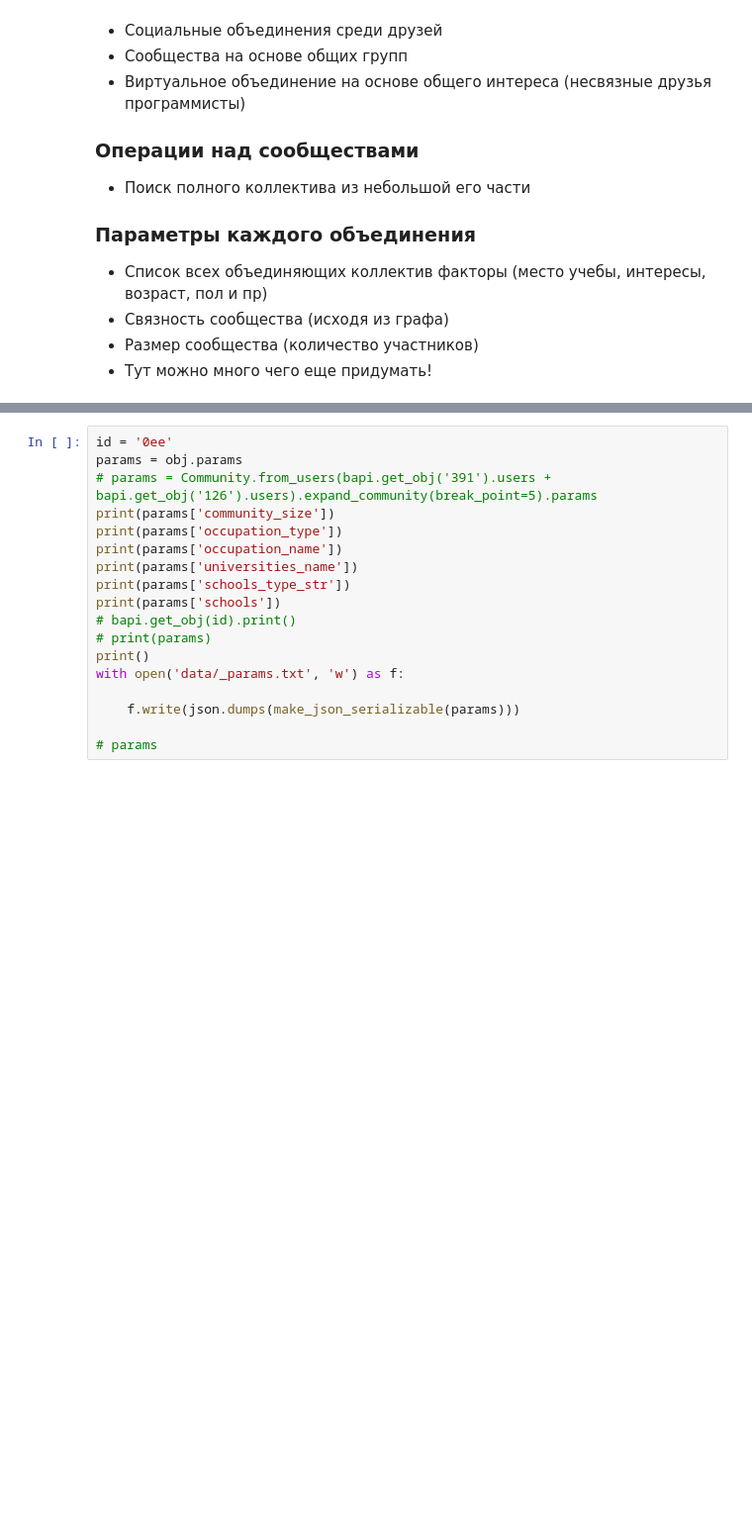
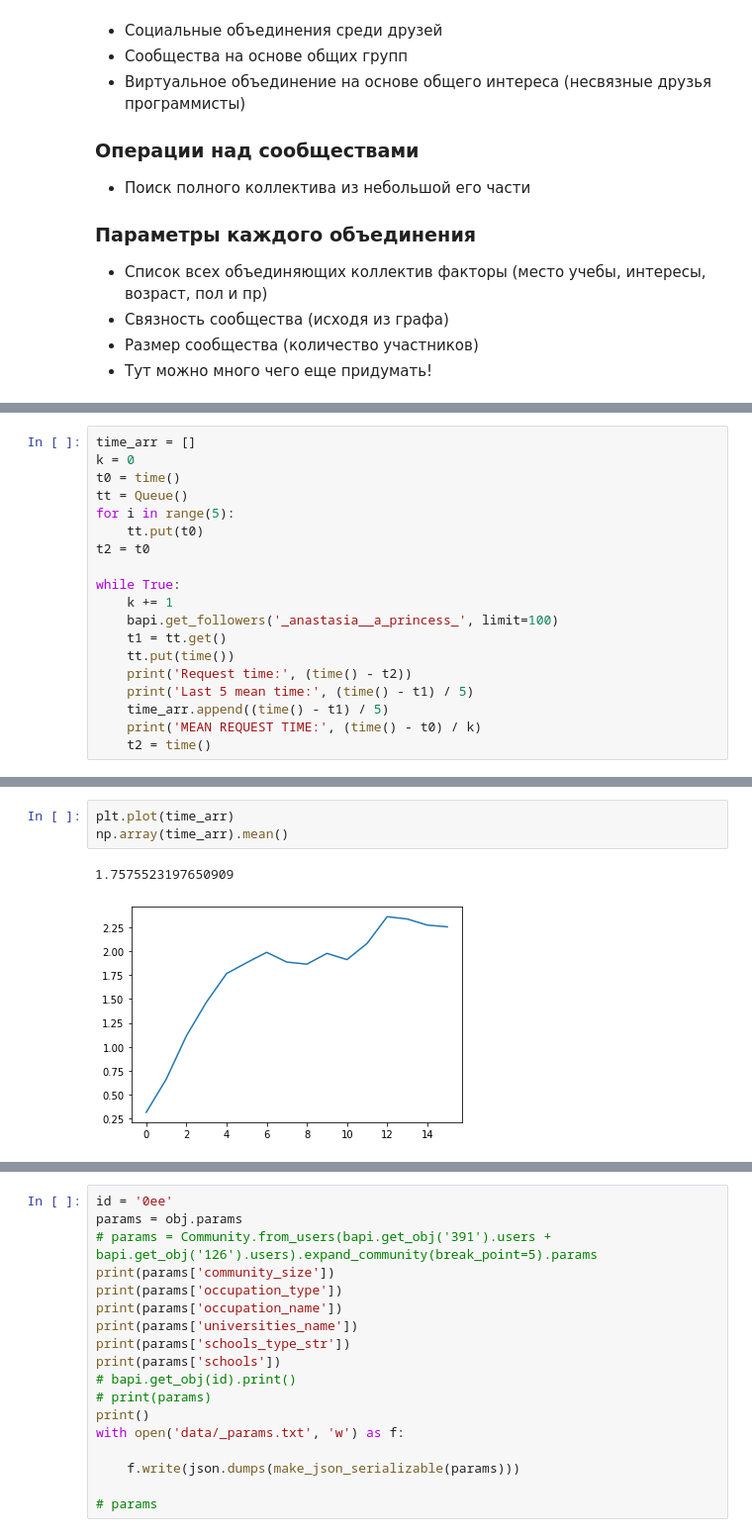
Before and after one commit to fivol/ntrail, a Jupyter notebook: backend/SocialSearch.ipynb, the cells around one changed output, grey strips where cells are left out. Shown at 99% size. Cells and saved outputs as stored; diff of their text form; blank space fills up the shorter version.

```diff
--- a/backend/SocialSearch.ipynb
+++ b/backend/SocialSearch.ipynb
@@ -180,0 +342,19 @@ obj.color_graph(algorithm='louvain')
+# %%
+time_arr = []
+k = 0
+t0 = time()
+tt = Queue()
+for i in range(5):
+    tt.put(t0)
+t2 = t0
+
+while True:
+    k += 1
+    bapi.get_followers('_anastasia__a_princess_', limit=100)
+    t1 = tt.get()
+    tt.put(time())
+    print('Request time:', (time() - t2))
+    print('Last 5 mean time:', (time() - t1) / 5)
+    time_arr.append((time() - t1) / 5)
+    print('MEAN REQUEST TIME:', (time() - t0) / k)
+    t2 = time()
@@ -180,0 +370,6 @@ obj.color_graph(algorithm='louvain')
+# %%
+plt.plot(time_arr)
+np.array(time_arr).mean()
+# %% [output]
+1.7575523197650909
+[figure, added]
```
Also changed, not shown: parts of 31 cells of this notebook, 9 other files.
